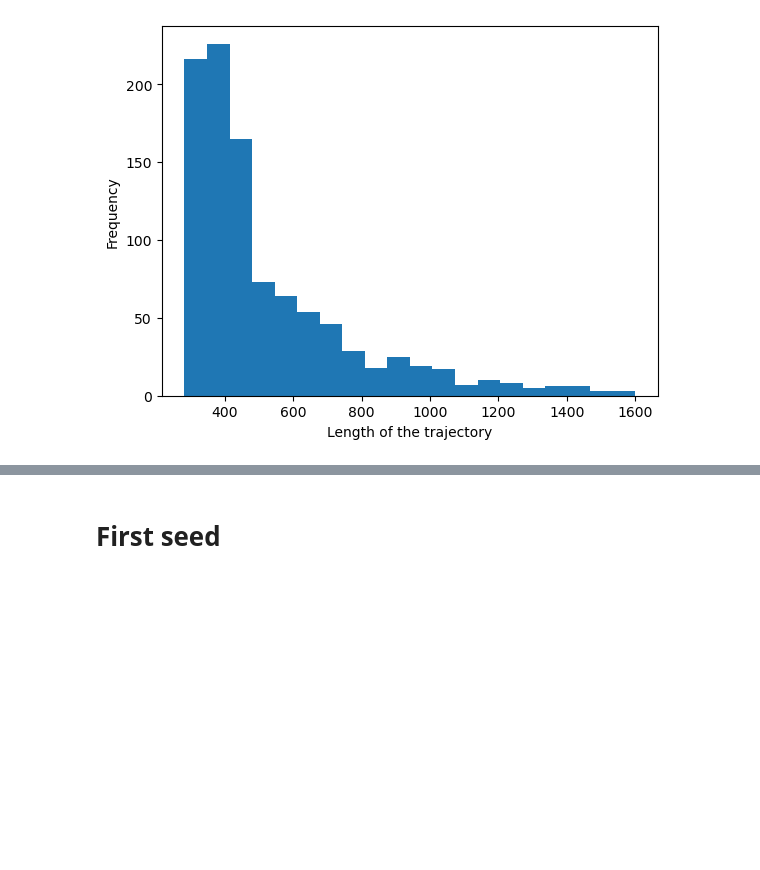
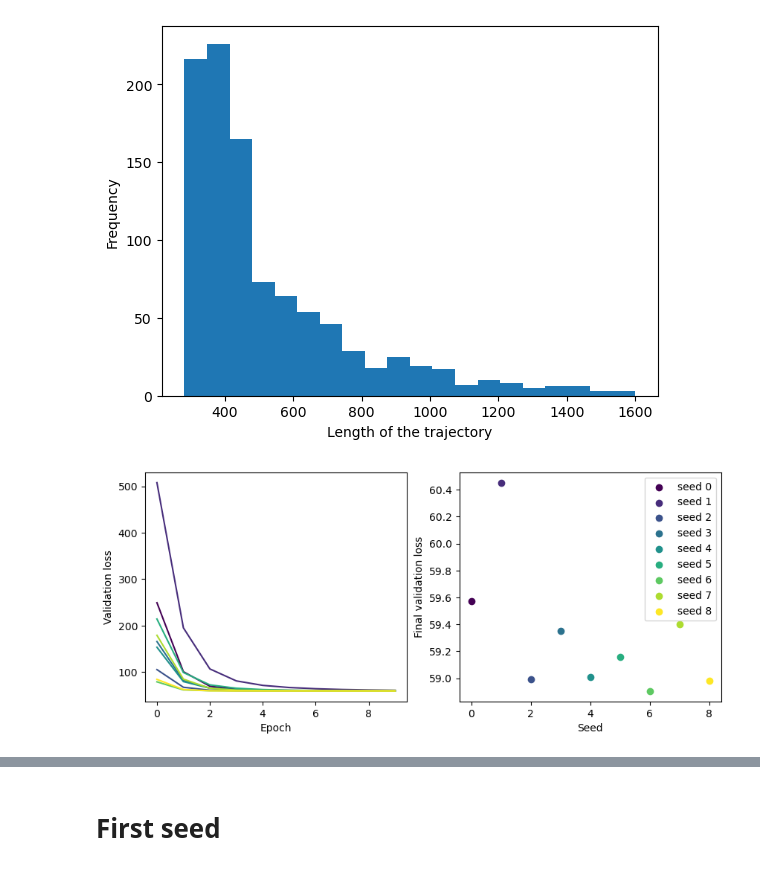
Before and after one commit to giorgionicoletti/InferenceFSCs, a Jupyter notebook: notebooks/data_FSC_checks.ipynb, the cells around one changed output, grey strips where cells are left out. Cells and saved outputs as stored; diff of their text form; code cells hidden in the pictures; blank space fills up the shorter version.

Commit message:
Added new data plots

```diff
--- a/notebooks/data_FSC_checks.ipynb
+++ b/notebooks/data_FSC_checks.ipynb
@@ -202,3 +202,22 @@ for seed in seeds:
     psi_list.append(np.load(par_name + "psi.npy"))
     tloss_list.append(np.load(par_name + "tloss.npy"))
     vloss_list.append(np.load(par_name + "vloss.npy"))
+# %%
+fig, ax = plt.subplots(1, 2, figsize=(10, 4))
+
+colors = plt.cm.viridis(np.linspace(0, 1, len(seeds)))
+
+for i, vl in enumerate(vloss_list):
+    ax[0].plot(vl, c = colors[i], label=f"seed {i}")
+    ax[1].scatter(i, vl[-1], color = colors[i], label=f"seed {i}")
+
+ax[0].set_ylabel("Validation loss")
+ax[0].set_xlabel("Epoch")
+
+ax[1].set_ylabel("Final validation loss")
+ax[1].set_xlabel("Seed")
+
+plt.legend()
+plt.show()
+# %% [output]
+[figure, added]
```
Also changed, not shown: parts of 5 cells of this notebook.
